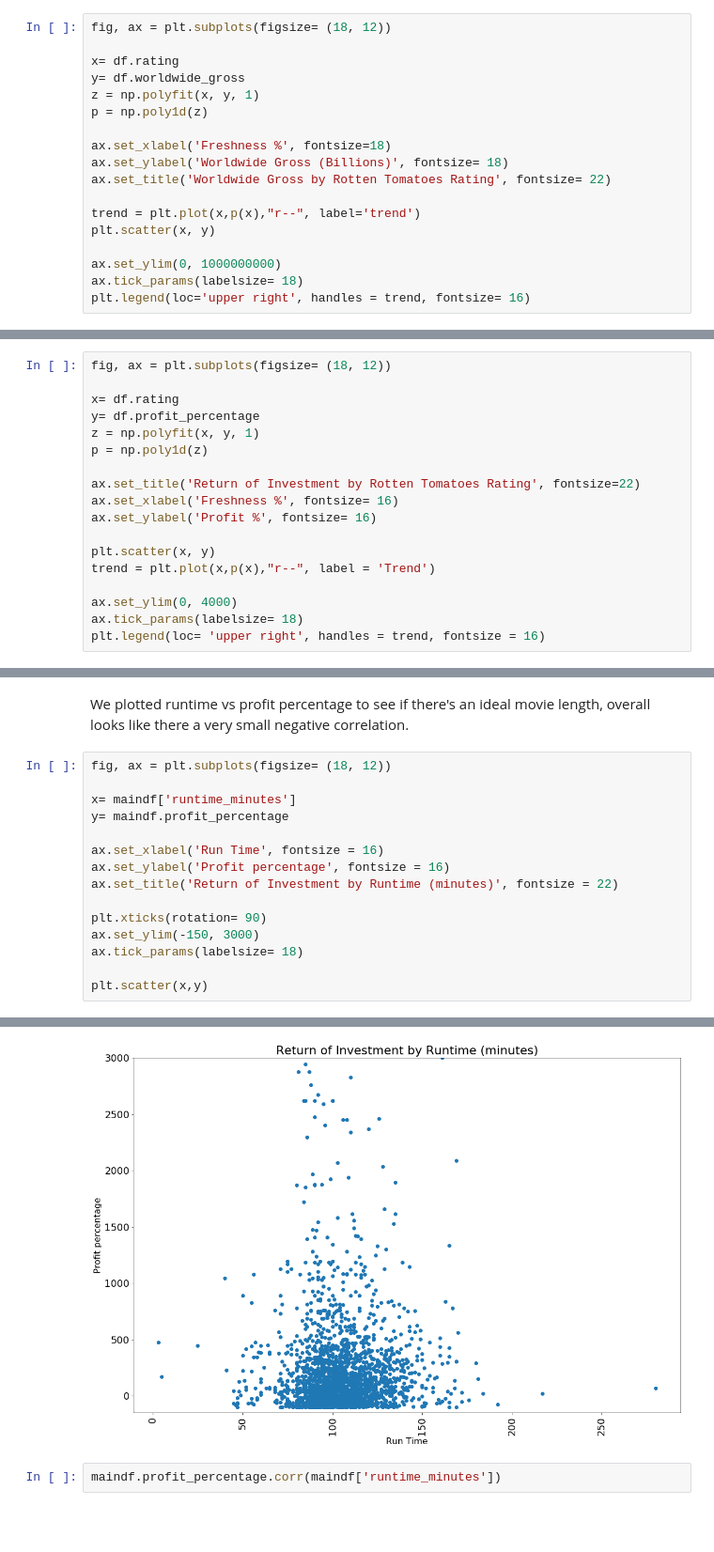
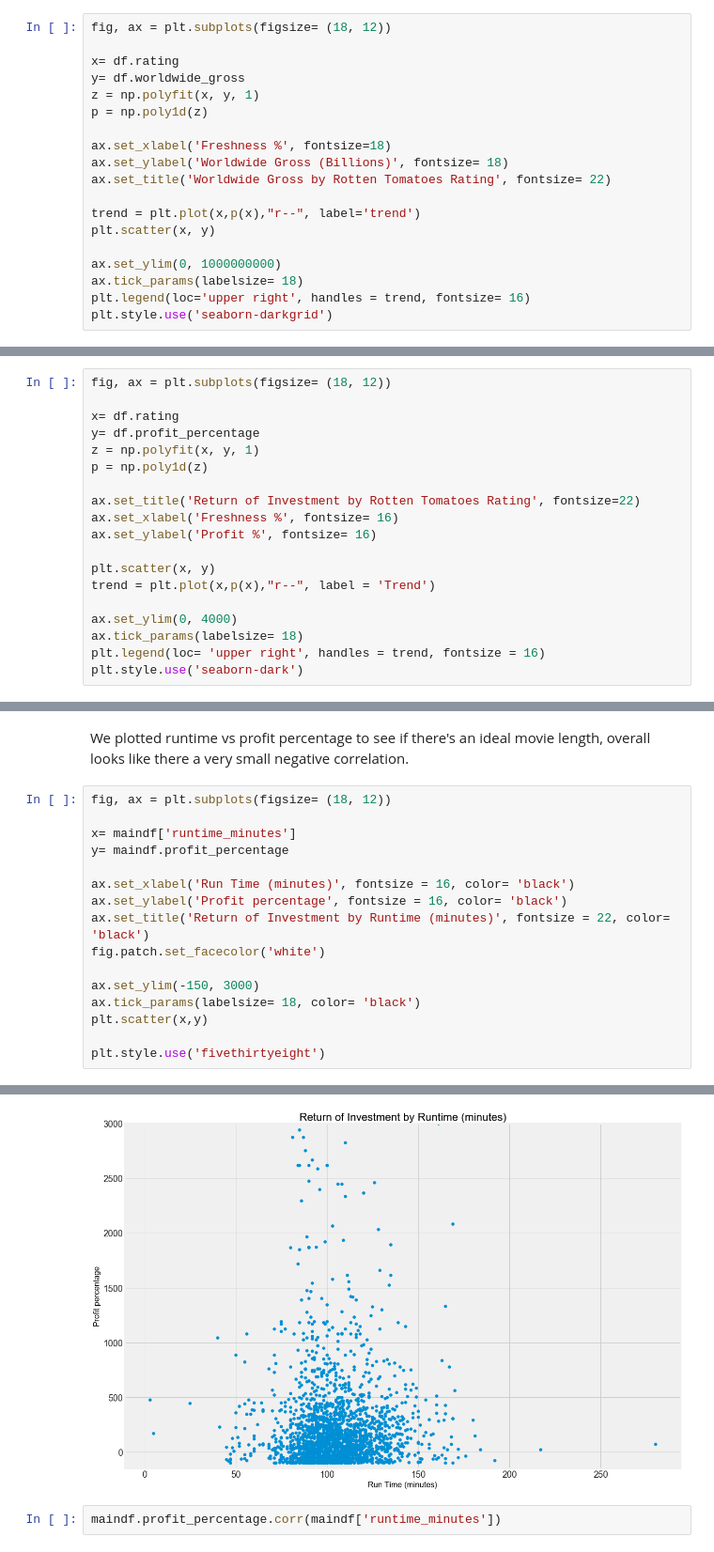
Before and after one commit to bagnine/moviedata, a Jupyter notebook: Code/moviedata.ipynb, the cells around one changed output, grey strips where cells are left out. Shown at 94% size. Saved outputs shown, nothing was run; the diff lists cells and outputs as text; blank space fills up the shorter version.

```diff
--- a/Code/moviedata.ipynb
+++ b/Code/moviedata.ipynb
@@ -178,4 +179,5 @@ plt.scatter(x, y)
 ax.set_ylim(0, 1000000000)
 ax.tick_params(labelsize= 18)
 plt.legend(loc='upper right', handles = trend, fontsize= 16)
+plt.style.use('seaborn-darkgrid')
 # %% [output]
@@ -205,4 +206,5 @@ trend = plt.plot(x,p(x),"r--", label = 'Trend')
 ax.set_ylim(0, 4000)
 ax.tick_params(labelsize= 18)
 plt.legend(loc= 'upper right', handles = trend, fontsize = 16)
+plt.style.use('seaborn-dark')
 # %% [output]
@@ -266,13 +267,14 @@ fig, ax = plt.subplots(figsize= (18, 12))
 x= maindf['runtime_minutes']
 y= maindf.profit_percentage
 
-ax.set_xlabel('Run Time', fontsize = 16)
-ax.set_ylabel('Profit percentage', fontsize = 16)
-ax.set_title('Return of Investment by Runtime (minutes)', fontsize = 22)
+ax.set_xlabel('Run Time (minutes)', fontsize = 16, color= 'black')
+ax.set_ylabel('Profit percentage', fontsize = 16, color= 'black')
+ax.set_title('Return of Investment by Runtime (minutes)', fontsize = 22, color= 'black')
+fig.patch.set_facecolor('white')
 
-plt.xticks(rotation= 90)
 ax.set_ylim(-150, 3000)
-ax.tick_params(labelsize= 18)
+ax.tick_params(labelsize= 18, color= 'black')
+plt.scatter(x,y)
 
-plt.scatter(x,y)
+plt.style.use('fivethirtyeight')
 # %% [output]
@@ -280,4 +281,4 @@ plt.scatter(x,y)
-[figure, old version]
+[figure, new version]
 # %%
 maindf.profit_percentage.corr(maindf['runtime_minutes'])
 # %% [output]
```
Also changed, not shown: parts of 14 cells of this notebook, 3 other files.
